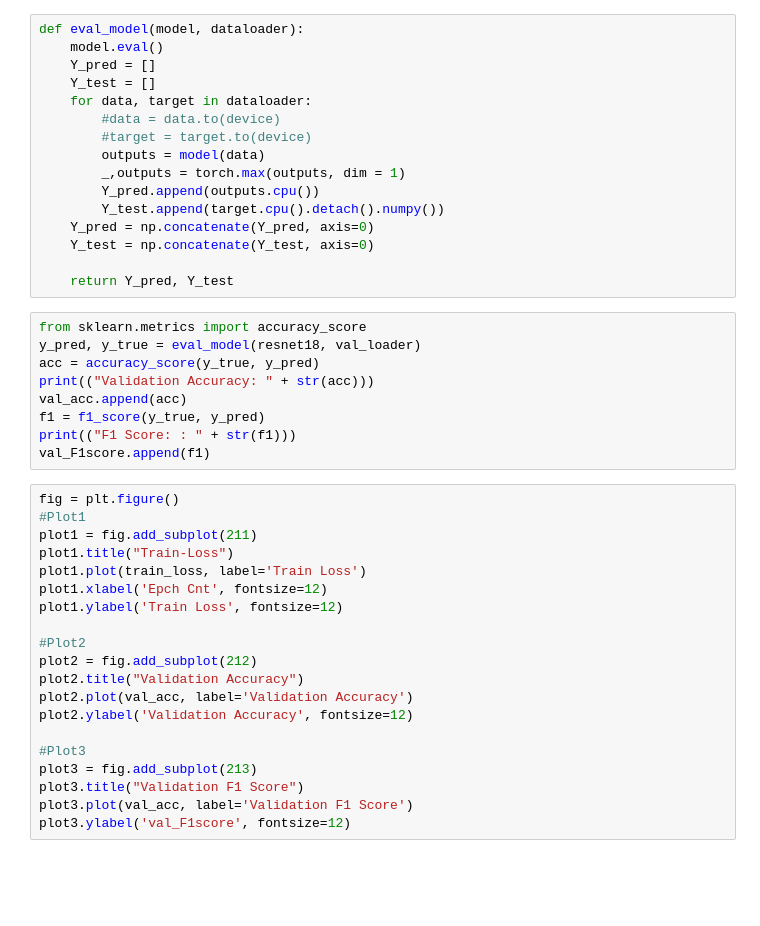
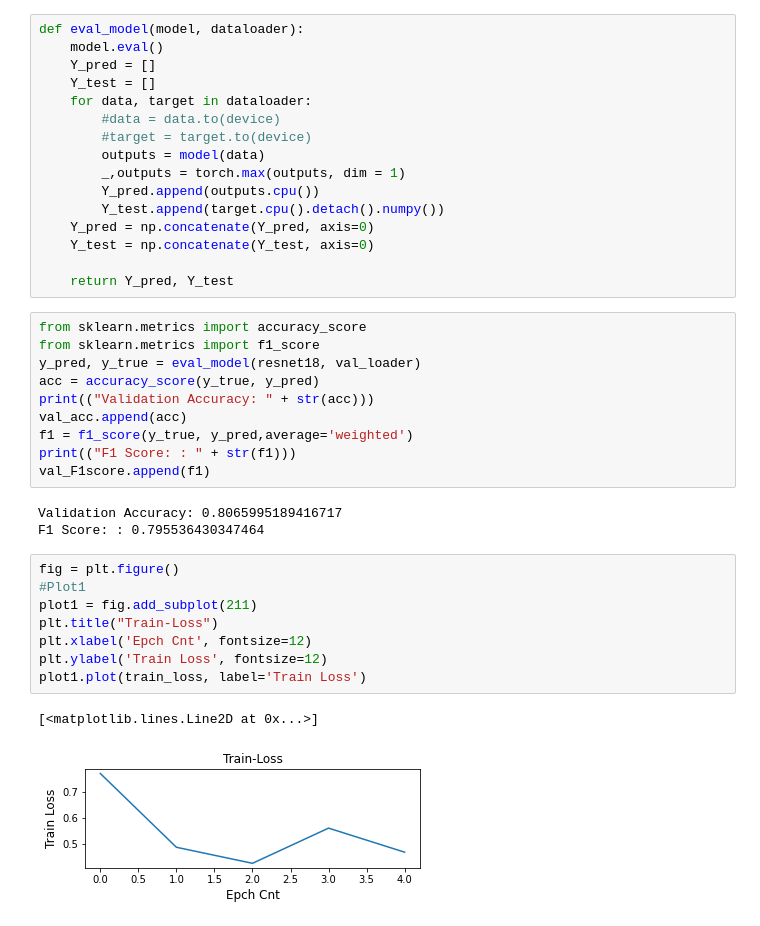
Before and after one commit to dgdeveloper/Sleeper, a Jupyter notebook: ResNet.ipynb, the cells around one changed output. Cells and saved outputs as stored; diff of their text form; blank space fills up the shorter version.

Commit message:
Add files via upload
add a plot for train loss

```diff
--- a/ResNet.ipynb
+++ b/ResNet.ipynb
@@ -211,30 +230,25 @@ def eval_model(model, dataloader):
     return Y_pred, Y_test
 # %%
 from sklearn.metrics import accuracy_score
+from sklearn.metrics import f1_score
 y_pred, y_true = eval_model(resnet18, val_loader)
 acc = accuracy_score(y_true, y_pred)
 print(("Validation Accuracy: " + str(acc)))
 val_acc.append(acc)
-f1 = f1_score(y_true, y_pred)
+f1 = f1_score(y_true, y_pred,average='weighted')
 print(("F1 Score: : " + str(f1)))
 val_F1score.append(f1)
+# %% [output]
+Validation Accuracy: 0.8065995189416717
+F1 Score: : 0.795536430347464
-# %%
-fig = plt.figure()
-#Plot1
-plot1 = fig.add_subplot(211)
-plot1.title("Train-Loss")
-plot1.plot(train_loss, label='Train Loss')
-plot1.xlabel('Epch Cnt', fontsize=12)
-plot1.ylabel('Train Loss', fontsize=12)
-
-#Plot2
-plot2 = fig.add_subplot(212)
-plot2.title("Validation Accuracy")
-plot2.plot(val_acc, label='Validation Accuracy')
-plot2.ylabel('Validation Accuracy', fontsize=12)
-
-#Plot3
-plot3 = fig.add_subplot(213)
-plot3.title("Validation F1 Score")
-plot3.plot(val_acc, label='Validation F1 Score')
-plot3.ylabel('val_F1score', fontsize=12)
+# %%
+fig = plt.figure()
+#Plot1
+plot1 = fig.add_subplot(211)
+plt.title("Train-Loss")
+plt.xlabel('Epch Cnt', fontsize=12)
+plt.ylabel('Train Loss', fontsize=12)
+plot1.plot(train_loss, label='Train Loss')
+# %% [output]
+[<matplotlib.lines.Line2D at 0x...>]
+[figure, added]
```
Also changed, not shown: parts of 1 cell of this notebook.
